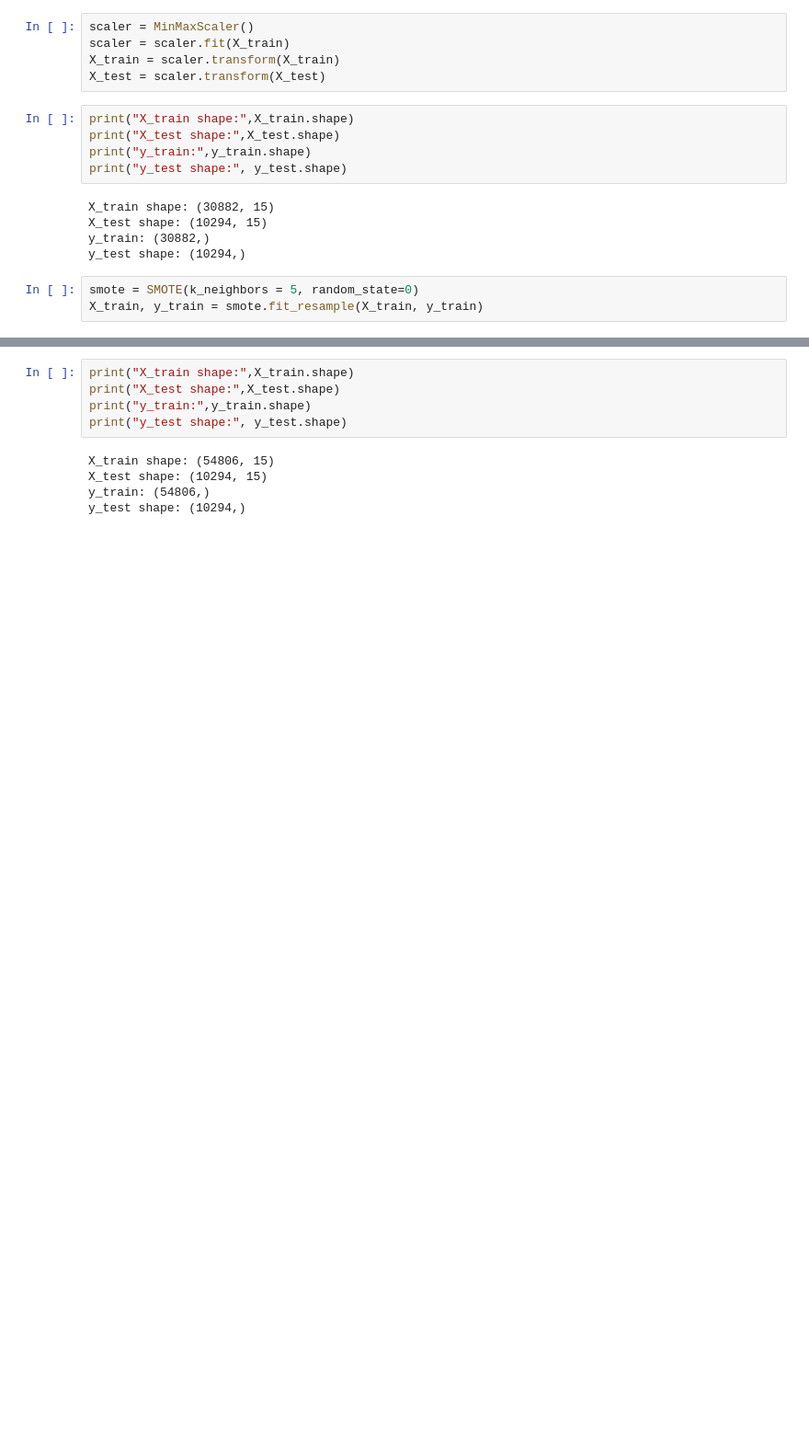
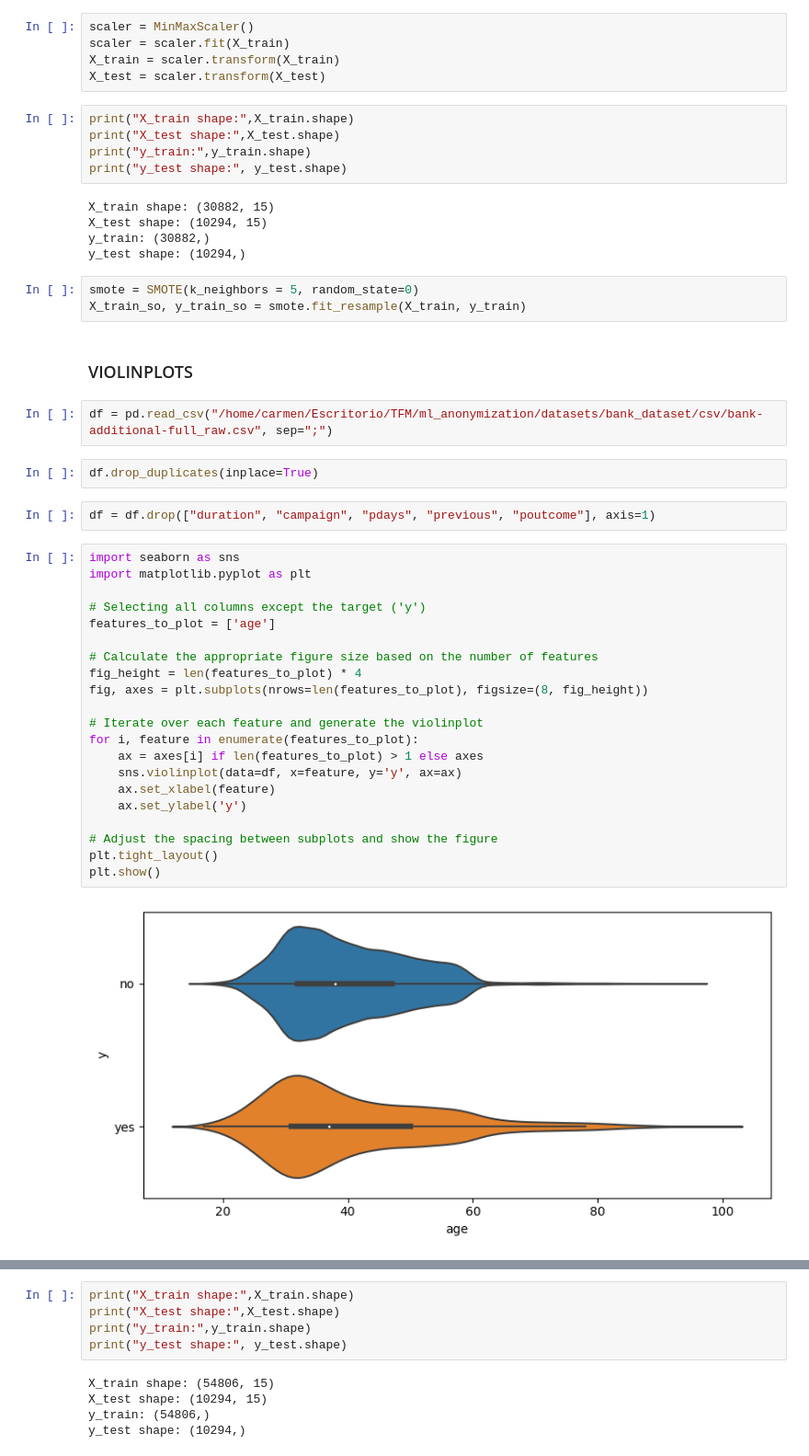
Before and after one commit to carmenmarcos00/ml_anonymization, a Jupyter notebook: ml_models/bank_models/processing and display of unbalanced datasets.ipynb, the cells around one changed output, grey strips where cells are left out. Shown at 92% size. Drawn from its saved outputs; the diff is of its cells as text; blank space fills up the shorter version.

```diff
--- a/ml_models/bank_models/processing and display of unbalanced datasets.ipynb
+++ b/ml_models/bank_models/processing and display of unbalanced datasets.ipynb
@@ -85,4 +95,35 @@ y_train: (30882,)
 y_test shape: (10294,)
 # %%
 smote = SMOTE(k_neighbors = 5, random_state=0)
-X_train, y_train = smote.fit_resample(X_train, y_train)
+X_train_so, y_train_so = smote.fit_resample(X_train, y_train)
+# %% [markdown]
+### VIOLINPLOTS
+# %%
+df = pd.read_csv("/home/carmen/Escritorio/TFM/ml_anonymization/datasets/bank_dataset/csv/bank-additional-full_raw.csv", sep=";")
+# %%
+df.drop_duplicates(inplace=True)
+# %%
+df = df.drop(["duration", "campaign", "pdays", "previous", "poutcome"], axis=1)
+# %%
+import seaborn as sns
+import matplotlib.pyplot as plt
+
+# Selecting all columns except the target ('y')
+features_to_plot = ['age']
+
+# Calculate the appropriate figure size based on the number of features
+fig_height = len(features_to_plot) * 4
+fig, axes = plt.subplots(nrows=len(features_to_plot), figsize=(8, fig_height))
+
+# Iterate over each feature and generate the violinplot
+for i, feature in enumerate(features_to_plot):
+    ax = axes[i] if len(features_to_plot) > 1 else axes
+    sns.violinplot(data=df, x=feature, y='y', ax=ax)
+    ax.set_xlabel(feature)
+    ax.set_ylabel('y')
+
+# Adjust the spacing between subplots and show the figure
+plt.tight_layout()
+plt.show()
+# %% [output]
+[figure, added]
```
Also changed, not shown: parts of 11 cells of this notebook, 1 other file.
